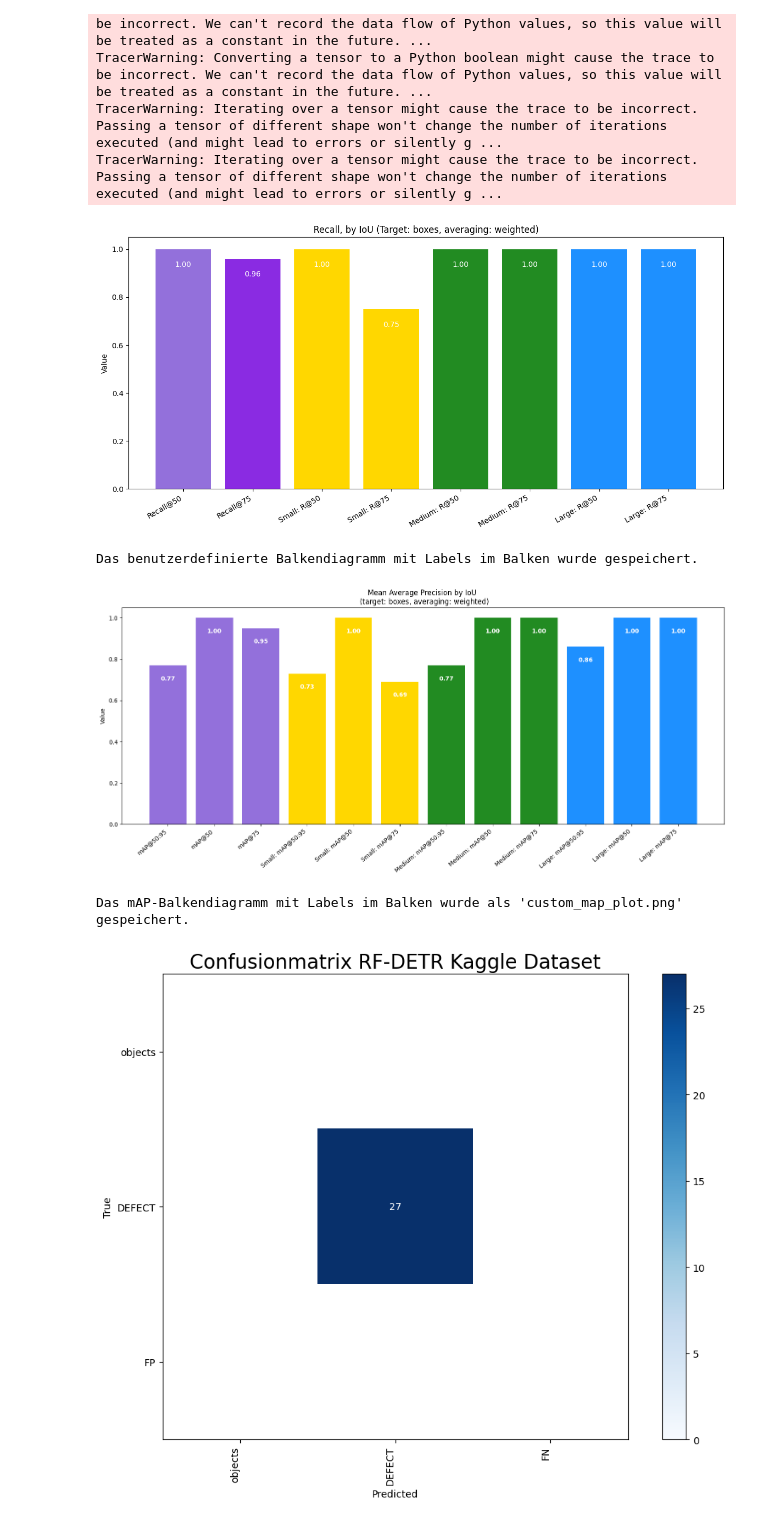
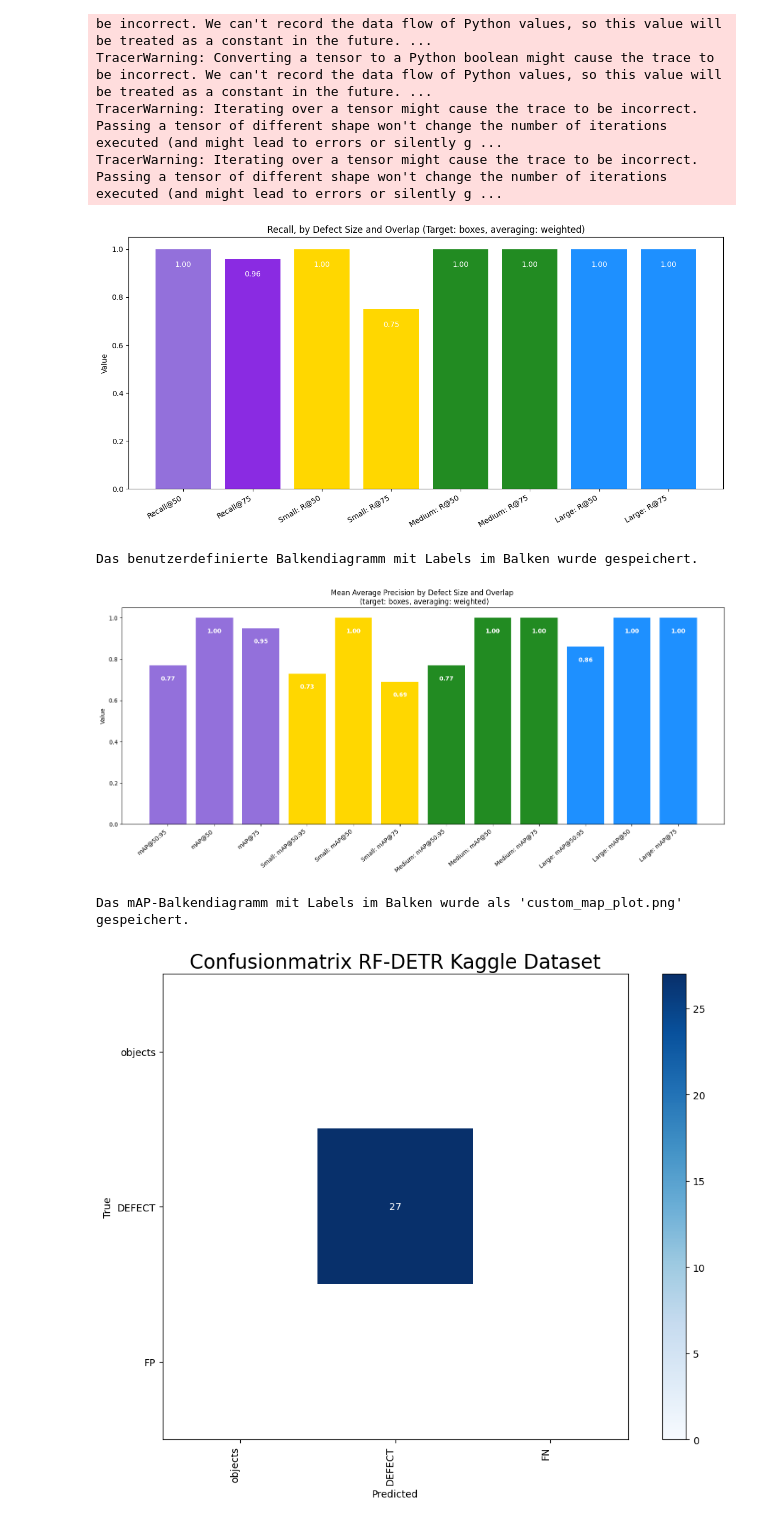
Before and after one commit to kekslol24/Glass-Defect-Detection-Evaluating-Object-Detection-Models, a Jupyter notebook: Coding/Model_Code/RF-DETR/RF_DETR_Model_Dataset_kaggle.ipynb, the cells around one changed output. Saved outputs shown, nothing was run; the diff lists cells and outputs as text; code cells hidden in the pictures.

```diff
--- a/Coding/Model_Code/RF-DETR/RF_DETR_Model_Dataset_kaggle.ipynb
+++ b/Coding/Model_Code/RF-DETR/RF_DETR_Model_Dataset_kaggle.ipynb
@@ -200,35 +200,35 @@ plt.figure(figsize=(12, 6))
 bars = plt.bar(rec_labels, rec_values, color=['mediumpurple', 'blueviolet', 'gold', 'gold', 'forestgreen', 'forestgreen', 'dodgerblue', 'dodgerblue'])
 
 # Passen Sie die X-Achsen-Beschriftungen an (wie im Originalbild)
 plt.xticks(rotation=30, ha='right')
 
-plt.title('Recall, by IoU (Target: boxes, averaging: weighted)')
+plt.title('Recall, by Defect Size and Overlap (Target: boxes, averaging: weighted)')
 plt.ylabel('Value')
 plt.ylim(0, 1.05) # Stellt sicher, dass alle Balken vollständig sichtbar sind
 
 # Hinzufügen der Labels: Jetzt mit angepasster Y-Position (innerhalb des Balkens)
 for bar in bars:
     yval = bar.get_height()
 
     # Platzierung: Y-Koordinate ist knapp unterhalb der Oberkante des Balkens (z.B. yval - 0.05)
     # va='top' stellt sicher, dass die Oberkante des Textes dort beginnt.
     plt.text(
         bar.get_x() + bar.get_width()/2, # X-Position (Mitte des Balkens)
         yval - 0.05,                     # Y-Position (5% unterhalb der Spitze)
         f"{yval:.2f}",                   # Formatierter Wert (zwei Dezimalstellen)
         ha='center',                     # Horizontal zentriert
         va='top',                        # Vertikal: Text endet an dieser Y-Position
         fontsize=10,
         color='white'                    # Weiße Schrift für bessere Sichtbarkeit in farbigen Balken
     )
 
 plt.tight_layout() # Stellt sicher, dass die Labels nicht abgeschnitten werden
 plt.savefig('custom_recall_plot.png')
 plt.show()
 
 print("Das benutzerdefinierte Balkendiagramm mit Labels im Balken wurde gespeichert.")
 # %% [output]
-[figure, old version]
+[figure, new version]
 Das benutzerdefinierte Balkendiagramm mit Labels im Balken wurde gespeichert.
 # %%
 map_result.plot()
@@ -266,7 +266,7 @@ plt.figure(figsize=(15, 7))
 bars = plt.bar(labels, values, color=colors)
 
 # Titel und Achsen
-plt.title('Mean Average Precision by IoU \n (target: boxes, averaging: weighted)')
+plt.title('Mean Average Precision by Defect Size and Overlap \n (target: boxes, averaging: weighted)')
 plt.ylabel('Value')
 plt.ylim(0, 1.05) # Stellt sicher, dass die Skala bis 1.0 geht und Platz für den Titel ist
 plt.xticks(rotation=40, ha='right') # Dreht die Labels, damit sie sich nicht überlappen
@@ -298,7 +298,7 @@ plt.close()
 
 print("Das mAP-Balkendiagramm mit Labels im Balken wurde als 'custom_map_plot.png' gespeichert.")
 # %% [output]
-[figure, old version]
+[figure, new version]
 Das mAP-Balkendiagramm mit Labels im Balken wurde als 'custom_map_plot.png' gespeichert.
 # %%
 import supervision as sv
```
Also changed, not shown: 49 other files.
